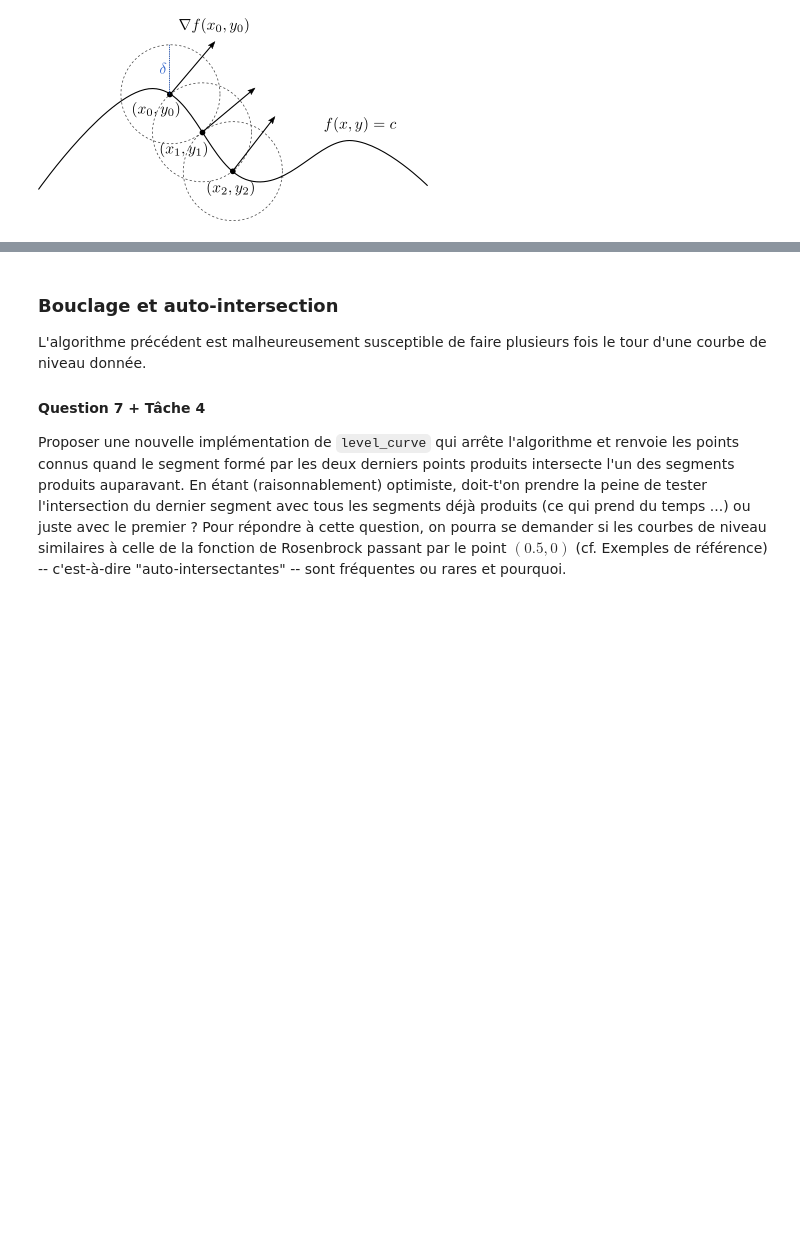
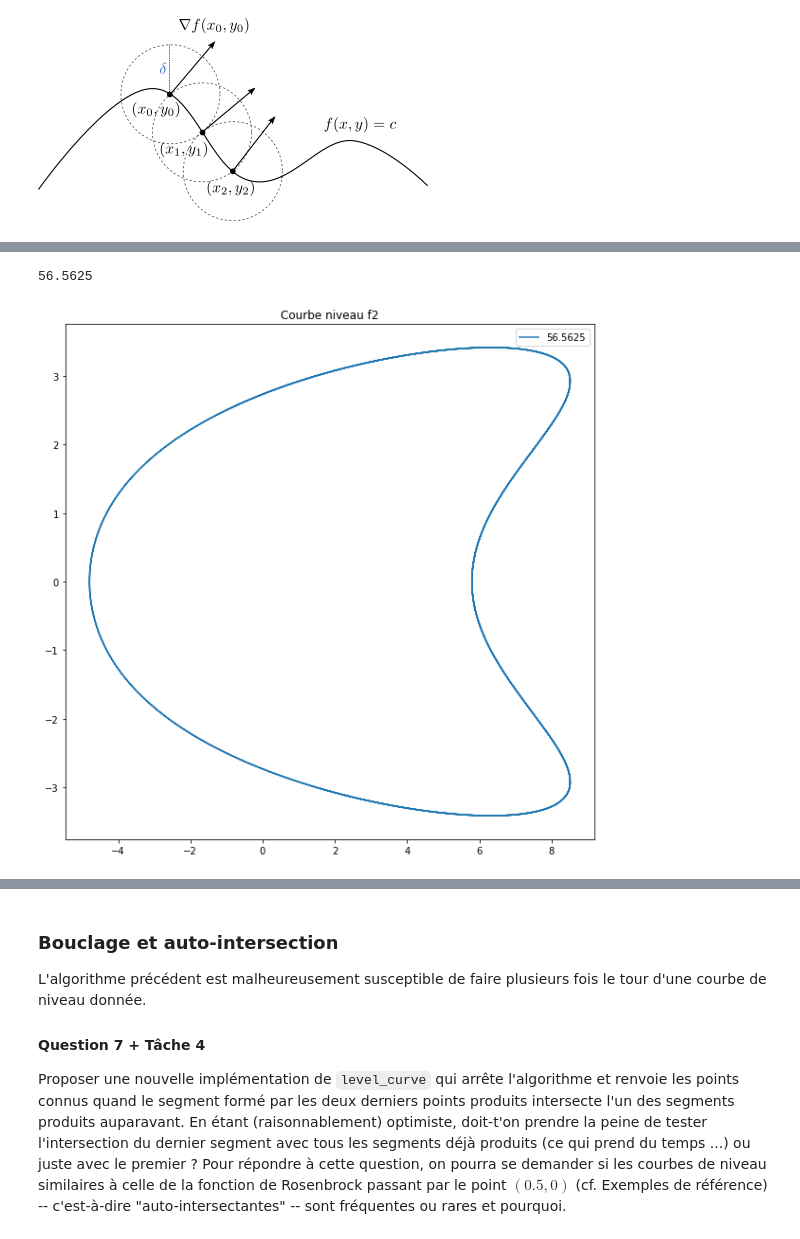
Before and after one commit to guillaumerichard2020/Projet-maths-1, a Jupyter notebook: Courbes de niveau - Enoncé.ipynb, the cells around one changed output, grey strips where cells are left out. Saved outputs shown, nothing was run; the diff lists cells and outputs as text; code cells hidden in the pictures; blank space fills up the shorter version.

```diff
--- a/Courbes de niveau - Enoncé.ipynb
+++ b/Courbes de niveau - Enoncé.ipynb
@@ -418,0 +436,10 @@ def level_curve(f, x0, y0, delta=0.1, N=1000, eps=10**(-10)):
+# %%
+test=level_curve(f2, -1.0, 2.5, 0.1, 1000)
+
+plt.title('Courbe niveau f2')
+plt.plot(test[0],test[1], label=f2(-1.0, 2.5))
+plt.legend()
+f2(-1.0, 2.5)
+# %% [output]
+56.5625
+[figure, added]
```
Also changed, not shown: parts of 5 cells of this notebook.
